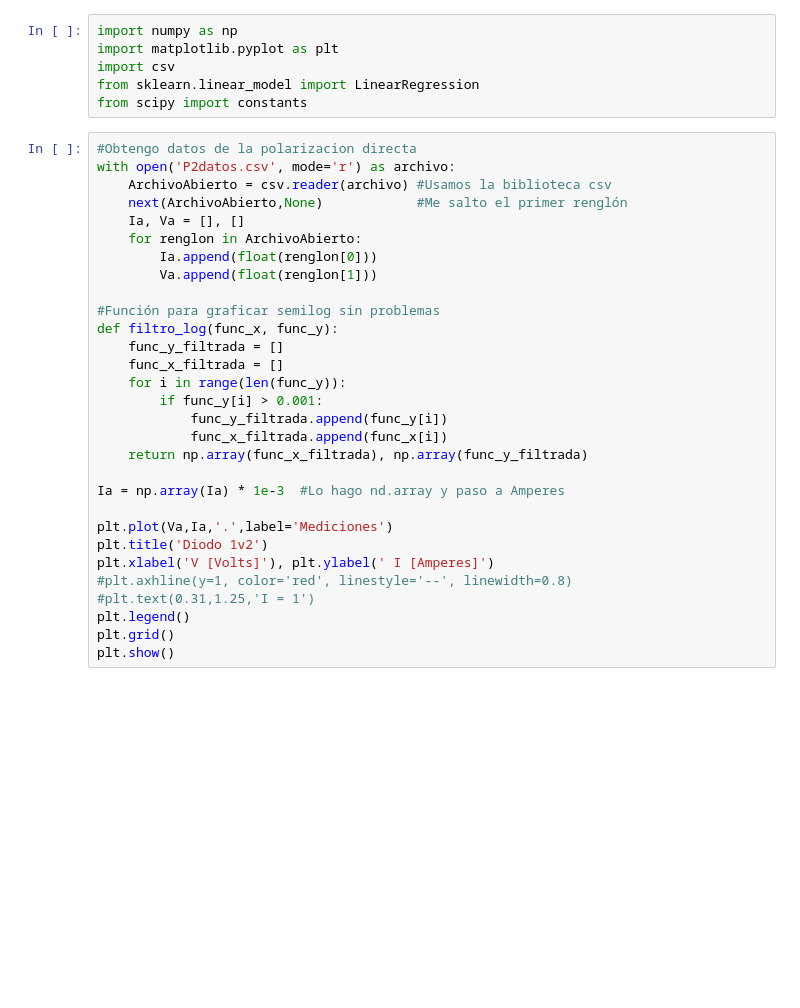
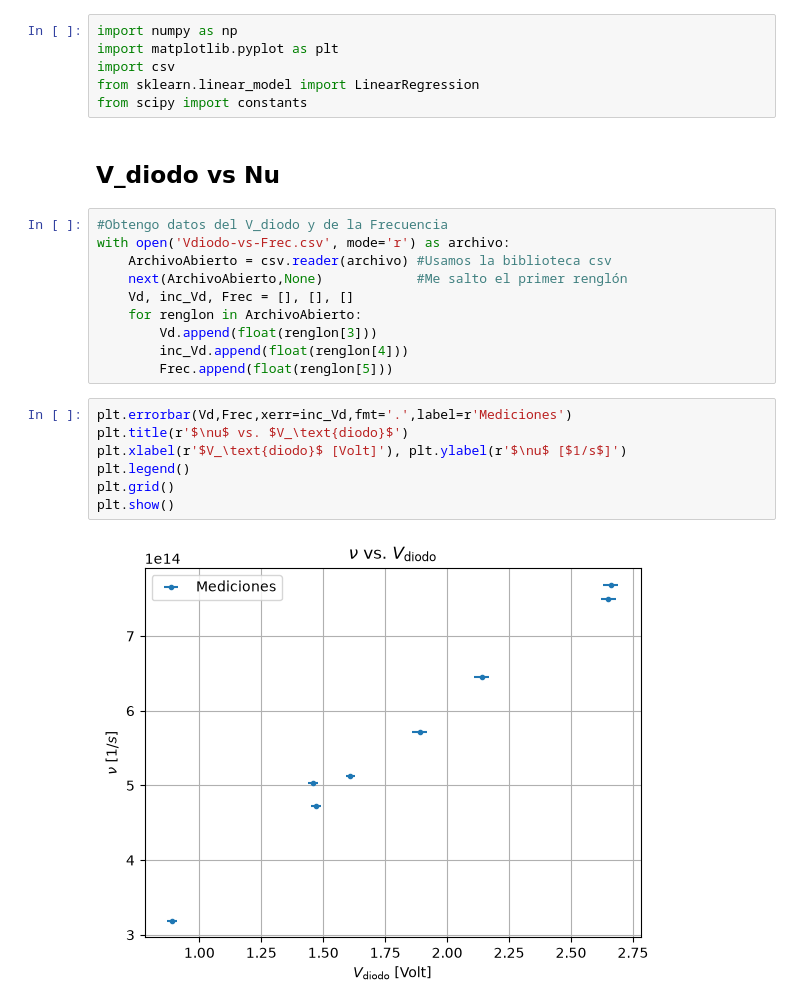
Before and after one commit to Alexi5omg/Labo-Contemporanea, a Jupyter notebook: Practica3/AnalisisP3.ipynb, the cells around one changed output. Drawn from its saved outputs; the diff is of its cells as text; blank space fills up the shorter version.

```diff
--- a/Practica3/AnalisisP3.ipynb
+++ b/Practica3/AnalisisP3.ipynb
@@ -4,33 +4,24 @@ import matplotlib.pyplot as plt
 import csv
 from sklearn.linear_model import LinearRegression
 from scipy import constants
+# %% [markdown]
+## V_diodo vs Nu
 # %%
-#Obtengo datos de la polarizacion directa
-with open('P2datos.csv', mode='r') as archivo:
+#Obtengo datos del V_diodo y de la Frecuencia
+with open('Vdiodo-vs-Frec.csv', mode='r') as archivo:
     ArchivoAbierto = csv.reader(archivo) #Usamos la biblioteca csv
     next(ArchivoAbierto,None)            #Me salto el primer renglón
-    Ia, Va = [], []
+    Vd, inc_Vd, Frec = [], [], []
     for renglon in ArchivoAbierto:
-        Ia.append(float(renglon[0]))
-        Va.append(float(renglon[1]))
-
-#Función para graficar semilog sin problemas
-def filtro_log(func_x, func_y):
-    func_y_filtrada = []
-    func_x_filtrada = []
-    for i in range(len(func_y)):
-        if func_y[i] > 0.001:
-            func_y_filtrada.append(func_y[i])
-            func_x_filtrada.append(func_x[i])
-    return np.array(func_x_filtrada), np.array(func_y_filtrada)
-
-Ia = np.array(Ia) * 1e-3  #Lo hago nd.array y paso a Amperes
-
-plt.plot(Va,Ia,'.',label='Mediciones')
-plt.title('Diodo 1v2')
-plt.xlabel('V [Volts]'), plt.ylabel(' I [Amperes]')
-#plt.axhline(y=1, color='red', linestyle='--', linewidth=0.8)
-#plt.text(0.31,1.25,'I = 1')
-plt.legend()
-plt.grid()
-plt.show()
+        Vd.append(float(renglon[3]))
+        inc_Vd.append(float(renglon[4]))
+        Frec.append(float(renglon[5]))
+# %%
+plt.errorbar(Vd,Frec,xerr=inc_Vd,fmt='.',label=r'Mediciones')
+plt.title(r'$\nu$ vs. $V_\text{diodo}$')
+plt.xlabel(r'$V_\text{diodo}$ [Volt]'), plt.ylabel(r'$\nu$ [$1/s$]')
+plt.legend()
+plt.grid()
+plt.show()
+# %% [output]
+[figure, added]
```
Also changed, not shown: parts of 21 cells of this notebook, 10 other files.
